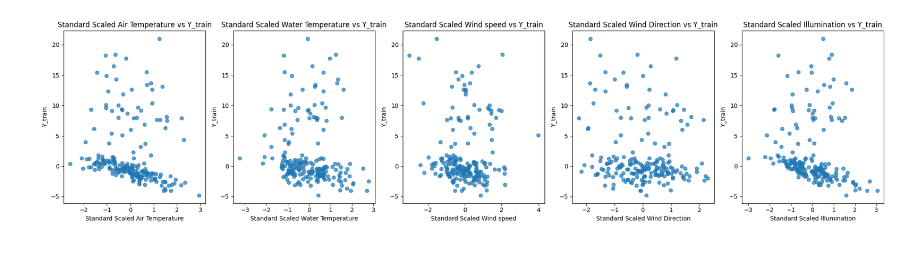
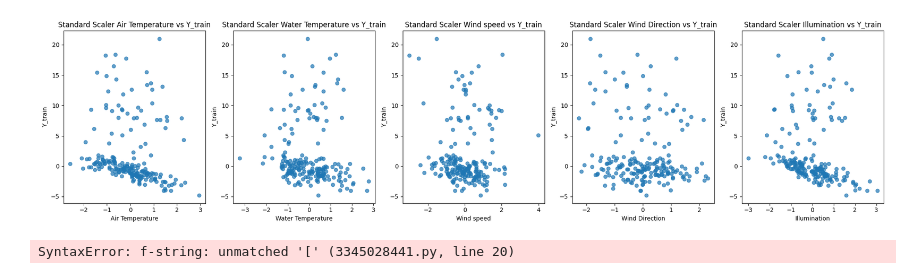
Before and after one commit to goncalomachadoribeiro/Machine-Learning-1st-Semester-2024-2025, a Jupyter notebook: Project_1_1.ipynb, the cells around one changed output. Cells and saved outputs as stored; diff of their text form; code cells hidden in the pictures.

```diff
--- a/Project_1_1.ipynb
+++ b/Project_1_1.ipynb
@@ -23,13 +38,36 @@ train_data['Y_train'] = y_train_df.reset_index(drop=True)
 # %%
 fig, axes = plt.subplots(1, 5, figsize=(20, 5))
 
 for i, feature in enumerate(train_features):
     axes[i].scatter(X_train_norm[feature], Y_train, alpha=0.7)
-    axes[i].set_title(f'Standard Scaled {feature} vs Y_train')
-    axes[i].set_xlabel(f'Standard Scaled {feature}')
+    axes[i].set_title(f'Standard Scaler {feature} vs Y_train')
+    axes[i].set_xlabel(feature)
     axes[i].set_ylabel('Y_train')
 
 plt.tight_layout()
 plt.show()
 # %% [output]
-[figure, old version]
+[figure, new version]
+# %%
+train_data_filtered = train_data[(train_data['Y_train'] <= 3.5) & (train_data['Y_train'] >= -3.5)]
+lr = LinearRegression()
+lr.fit(train_data_filtered[train_features], train_data_filtered['Y_train'])
+y_pred = lr.predict(X_train_norm)
+print(lr.coef_)
+alphas = [.0001, .0005, .001, 0.005, .01, 0.05, .1, .5, 1, 2, 3, 4, 5, 6, 7, 8, 9, 10]
+mses_r = []
+for i in alphas:
+    r = Ridge(alpha=i)
+    r.fit(train_data_filtered[train_features], train_data_filtered['Y_train'])
+    y_pred = r.predict(train_data_filtered[train_features])
+    mses_r.append(mean_squared_error(train_data_filtered['Y_train'], y_pred))
+    print(f'Alpha: {i}, Coefficients: {r.coef_}, MSE: {mean_squared_error(train_data_filtered["Y_train"], y_pred)}')
+mses_l = []
+for i in alphas:
+    l = Lasso(alpha=i)
+    l.fit(train_data_filtered[train_features], train_data_filtered['Y_train'])
+    y_pred = l.predict(train_data_filtered[train_features])
+    mses_l.append(mean_squared_error(train_data_filtered['Y_train'], y_pred))
+    print(f'Alpha: {i}, Coefficients: {l.coef_}, MSE: {mean_squared_error(train_data_filtered["Y_train"], y_pred)}')
+# %% [output]
+SyntaxError: f-string: unmatched '[' (3345028441.py, line 20)
```
Also changed, not shown: parts of 1 cell of this notebook.
